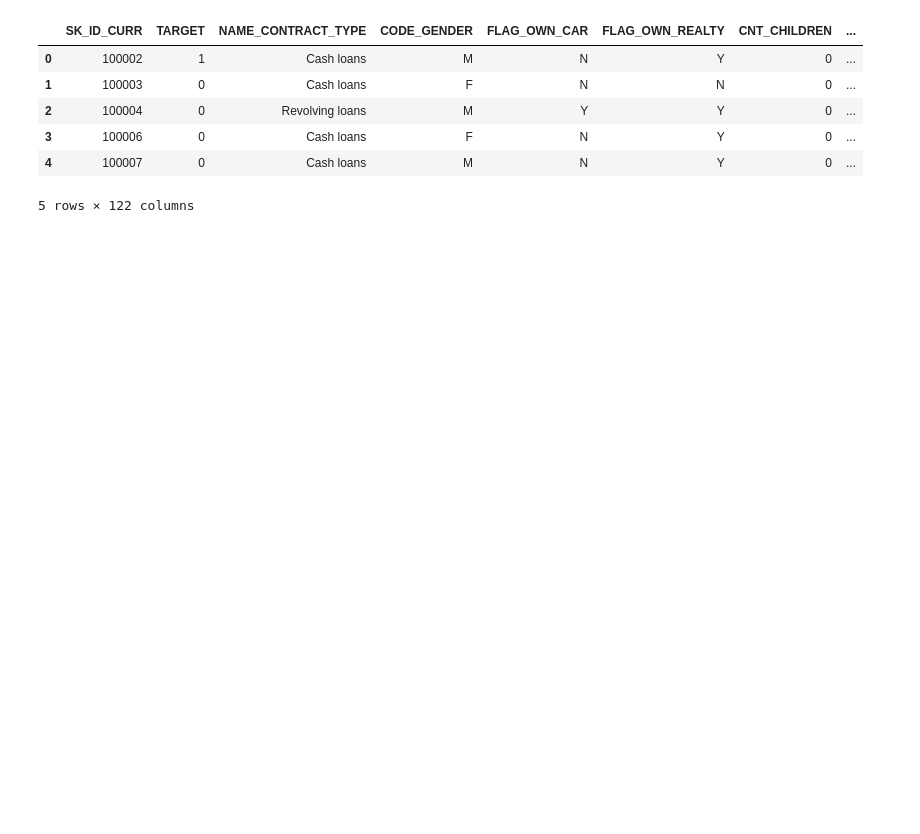
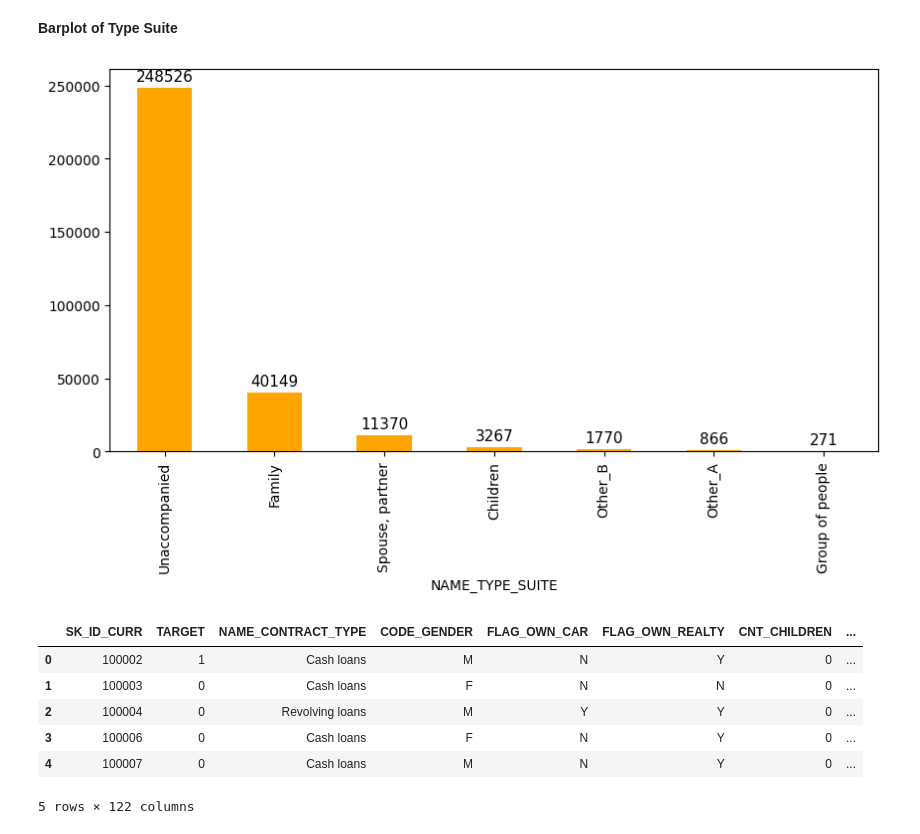
Before and after one commit to Decadent-tech/Home-Loan-Defaulters-, a Jupyter notebook: Hoam_Loan_default.ipynb, the cells around one changed output. Cells and saved outputs as stored; diff of their text form; code cells hidden in the pictures; blank space fills up the shorter version.

```diff
--- a/Hoam_Loan_default.ipynb
+++ b/Hoam_Loan_default.ipynb
@@ -13 +85,15 @@ df = pd.read_csv("application_train.csv")
+# %% [markdown]
+**Barplot of Type Suite**
+# %%
+plt.figure(figsize = (10, 5))
+plots = df_train['NAME_TYPE_SUITE'].value_counts().plot(kind = 'bar', color = 'orange')
+for bar in plots.patches:
+    plots.annotate(format(bar.get_height()),
+                   (bar.get_x() + bar.get_width() / 2,
+                    bar.get_height()), ha='center', va='center',
+                   size=11, xytext=(0, 8),
+                   textcoords='offset points')
+plt.show()
+# %% [output]
+[figure, added]
 # %%
```
Also changed, not shown: parts of 213 cells of this notebook.
